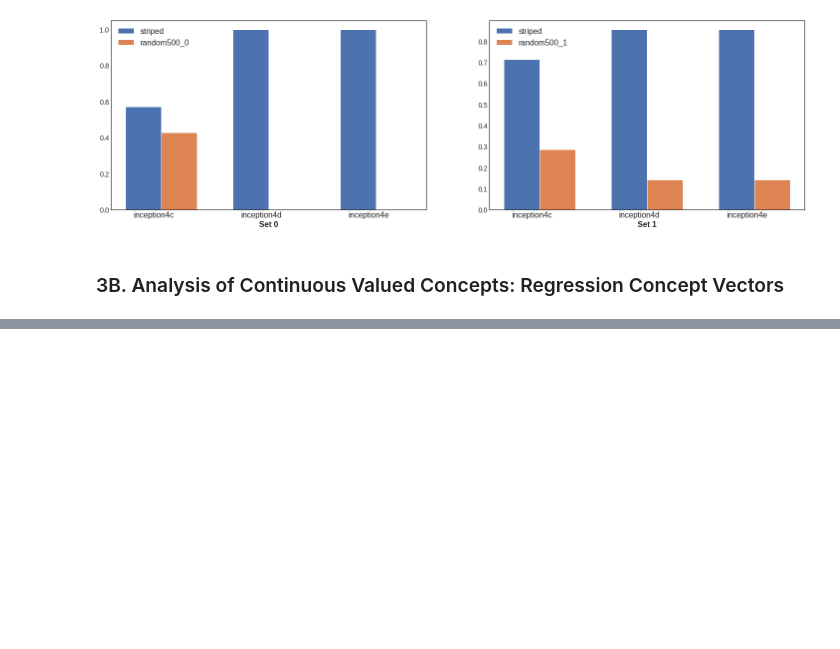
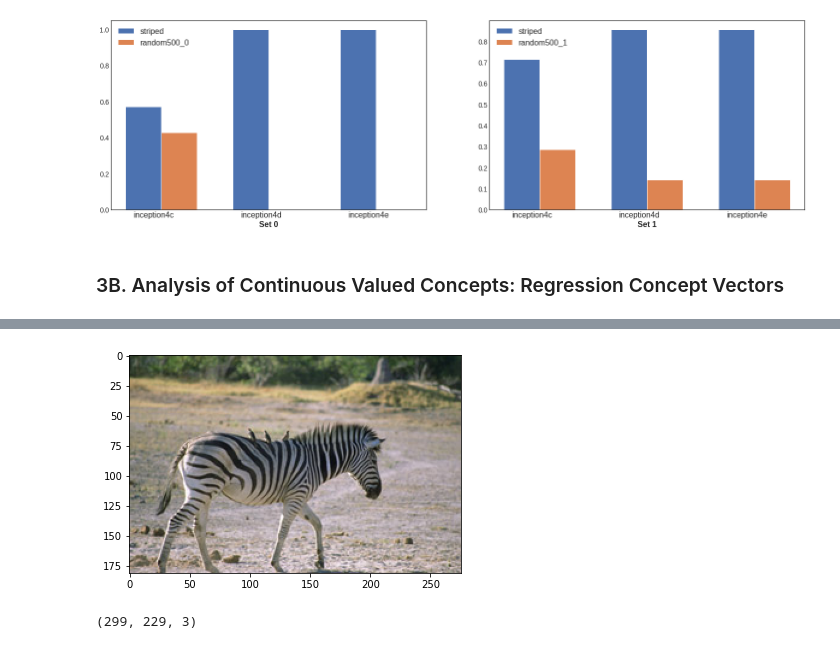
Before and after one commit to maragraziani/InterpretabilityVISUM22, a Jupyter notebook: Interpretability.ipynb, the cells around one changed output, grey strips where cells are left out. Cells and saved outputs as stored; diff of their text form; code cells hidden in the pictures; blank space fills up the shorter version.

```diff
--- a/Interpretability.ipynb
+++ b/Interpretability.ipynb
@@ -696,0 +737,12 @@ plot_tcav_scores(experimental_set_rand, tcav_scores_w_random)
+# %%
+img = PIL.Image.open("InterpretabilityVISUM22/data/tcav/Zebra.jpg").convert('RGB')
+plt.imshow(img)
+sample_img=img
+# %% [output]
+[figure, added]
+# %%
+resized_sample = sample_img.resize((229,299), PIL.Image.NEAREST)
+print(np.asarray(resized_sample).shape)
+input_sample = np.zeros((2, 299,299,3))
+# %% [output]
+(299, 229, 3)
```
Also changed, not shown: parts of 15 cells of this notebook.
